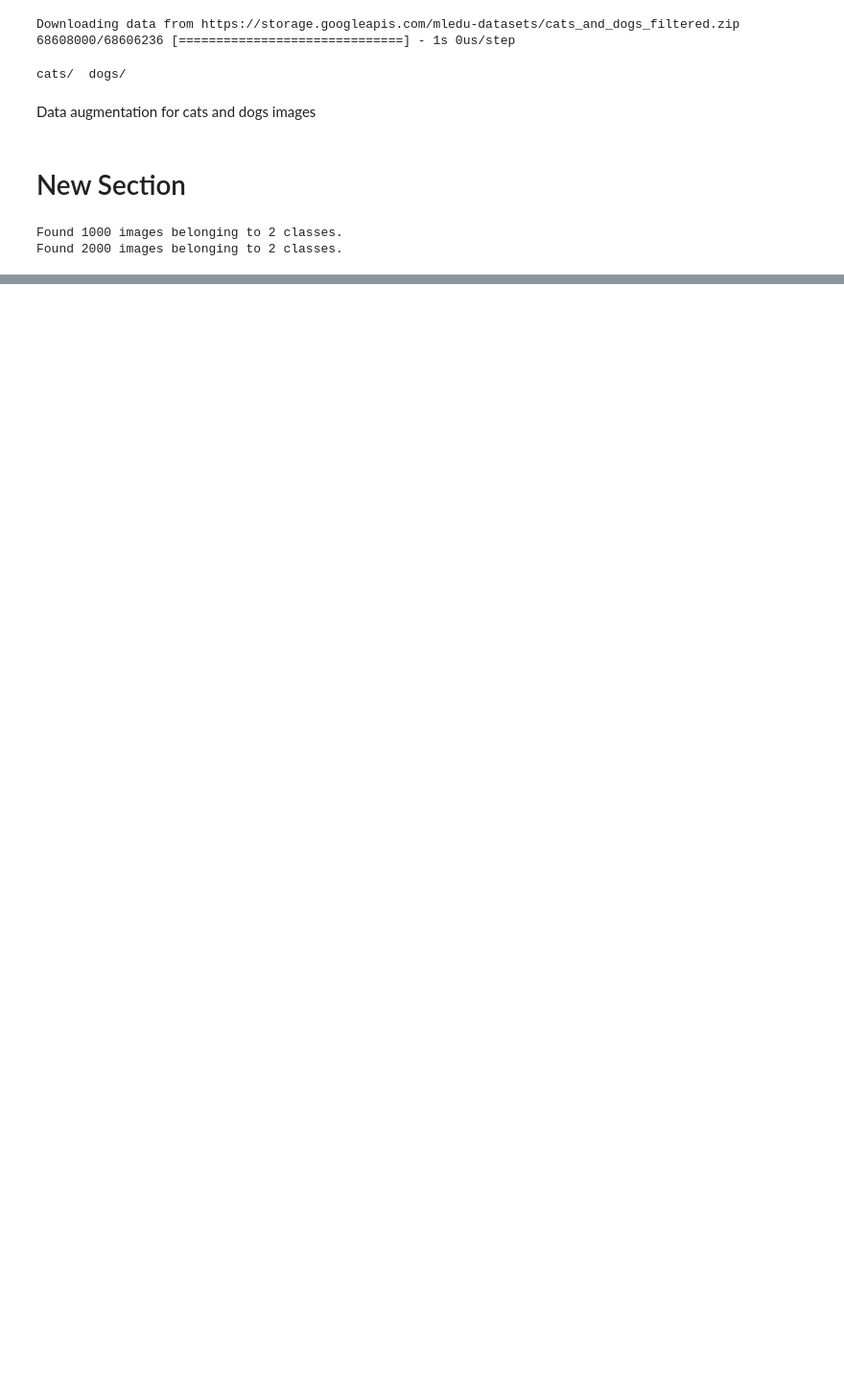
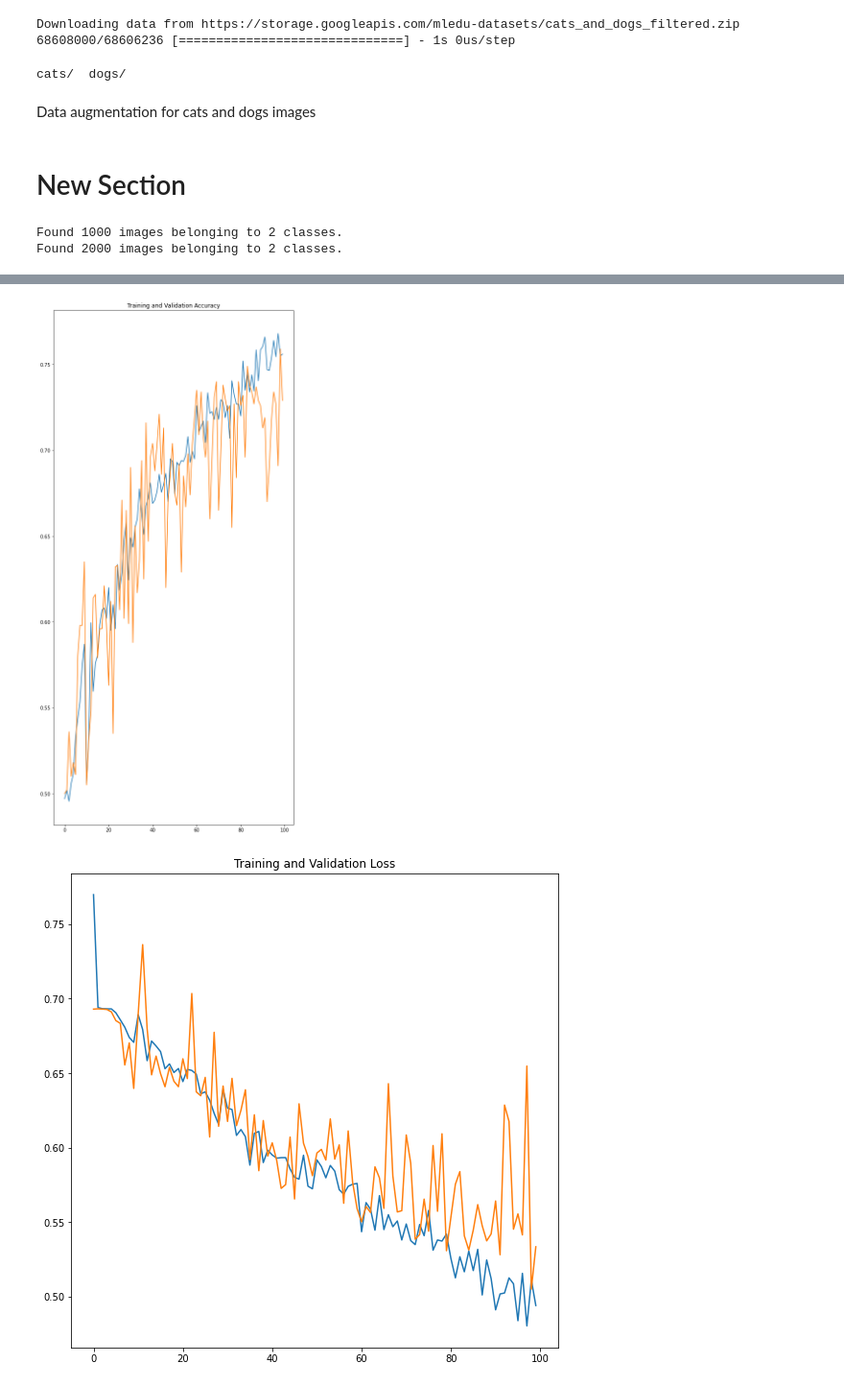
Before and after one commit to feroz2017/Classify-Dogs-and-Cats-using-CNNs, a Jupyter notebook: main.ipynb, the cells around one changed output, grey strips where cells are left out. Shown at 96% size. Saved outputs shown, nothing was run; the diff lists cells and outputs as text; code cells hidden in the pictures; blank space fills up the shorter version.

```diff
--- a/main.ipynb
+++ b/main.ipynb
@@ -71,3 +71,11 @@ model = tf.keras.Sequential([
                              tf.keras.layers.Dense(512,activation='relu'),
                              tf.keras.layers.Dense(2)
 ])
+# %%
+model.compile(optimizer='adam',loss = tf.keras.losses.SparseCategoricalCrossentropy(from_logits=True),
+              metrics = ['accuracy'])
+# %%
+history = model.fit(train_Data_Gen,
+                    epochs = 100,
+                    validation_data = valid_Data_Gen
+                    )
@@ -73,0 +100,16 @@ model = tf.keras.Sequential([
+# %%
+plt.figure(figsize=(20,20))
+plt.subplot(1,2,2)
+plt.plot(range(100),history.history['accuracy'],label = 'Training Accuracy')
+plt.plot(range(100),history.history['val_accuracy'], label = 'Validation Accuracy')
+plt.title('Training and Validation Accuracy')
+plt.show()
+plt.figure(figsize=(20,20))
+plt.subplot(2,2,1)
+plt.plot(range(100),history.history['loss'], label = 'Training loss')
+plt.plot(range(100),history.history['val_loss'])
+plt.title('Training and Validation Loss')
+plt.show()
+# %% [output]
+[figure, added]
+[figure, added]
```
Also changed, not shown: parts of 1 cell of this notebook.
